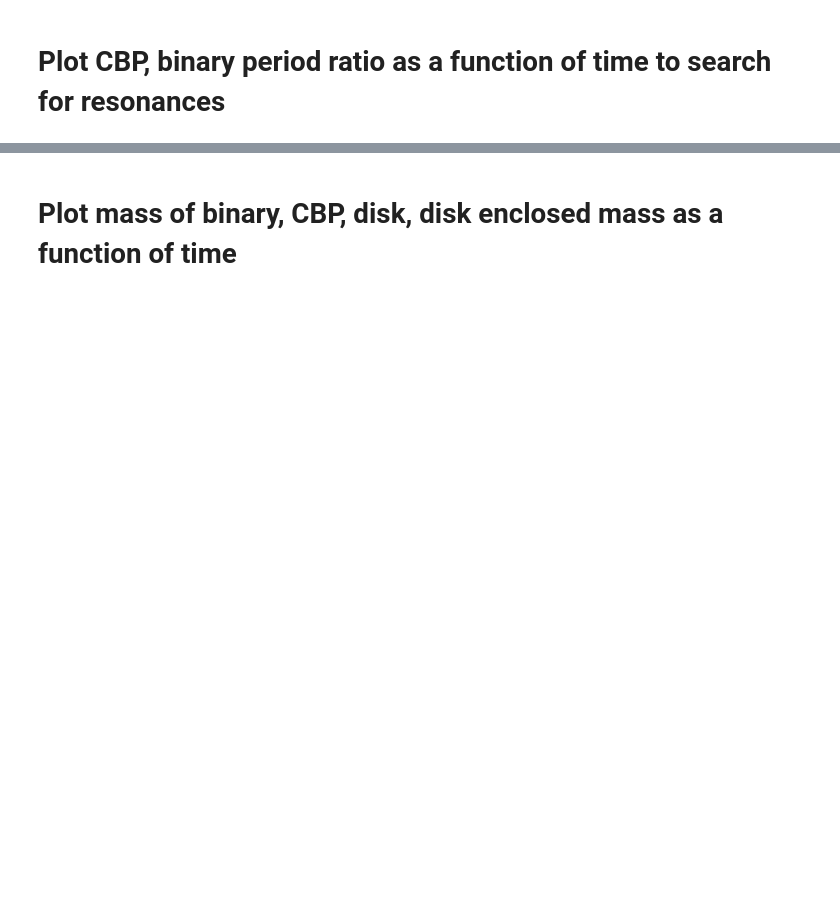
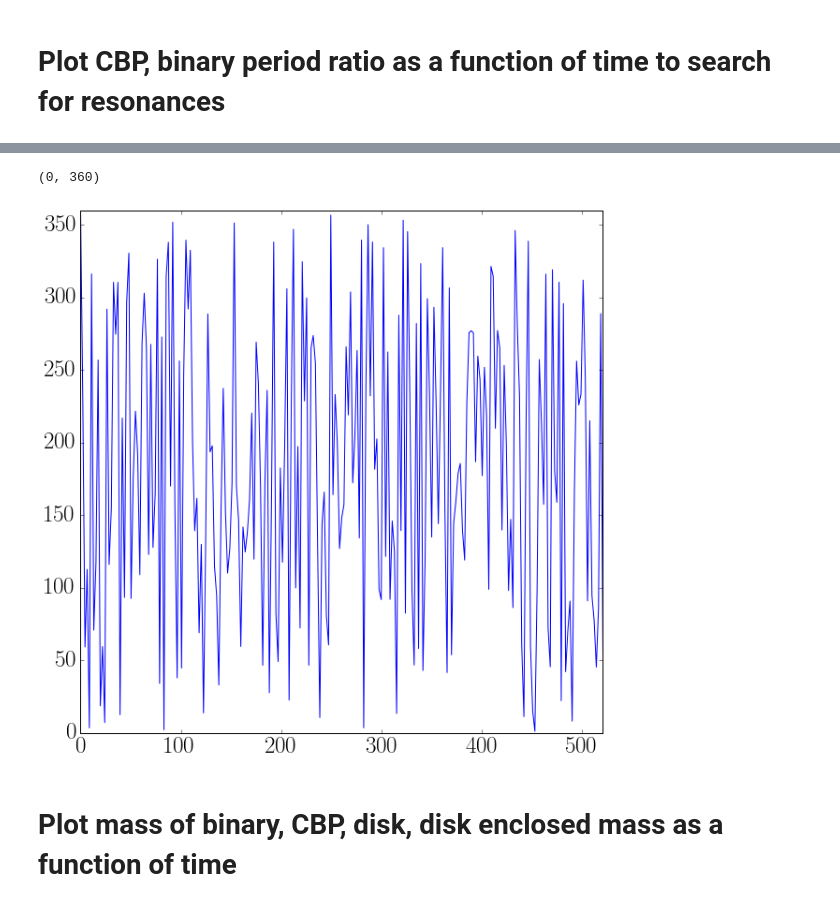
Before and after one commit to dflemin3/CBNotebooks, a Jupyter notebook: process_cbp_PM_snapshots.ipynb, the cells around one changed output, grey strips where cells are left out. Drawn from its saved outputs; the diff is of its cells as text; code cells hidden in the pictures; blank space fills up the shorter version.

```diff
--- a/process_cbp_PM_snapshots.ipynb
+++ b/process_cbp_PM_snapshots.ipynb
@@ -448,3 +513,11 @@ ax3.set_xlim(time.min(),time.max())
+# %%
+plt.plot(time,phi[0,:])
+
+plt.xlim(time.min(),time.max())
+plt.ylim(0,360)
+# %% [output]
+(0, 360)
+[figure, added]
 # %% [markdown]
 # Plot mass of binary, CBP, disk, disk enclosed mass as a function of time
 # %%
```
Also changed, not shown: parts of 13 cells of this notebook, 2 other files.
